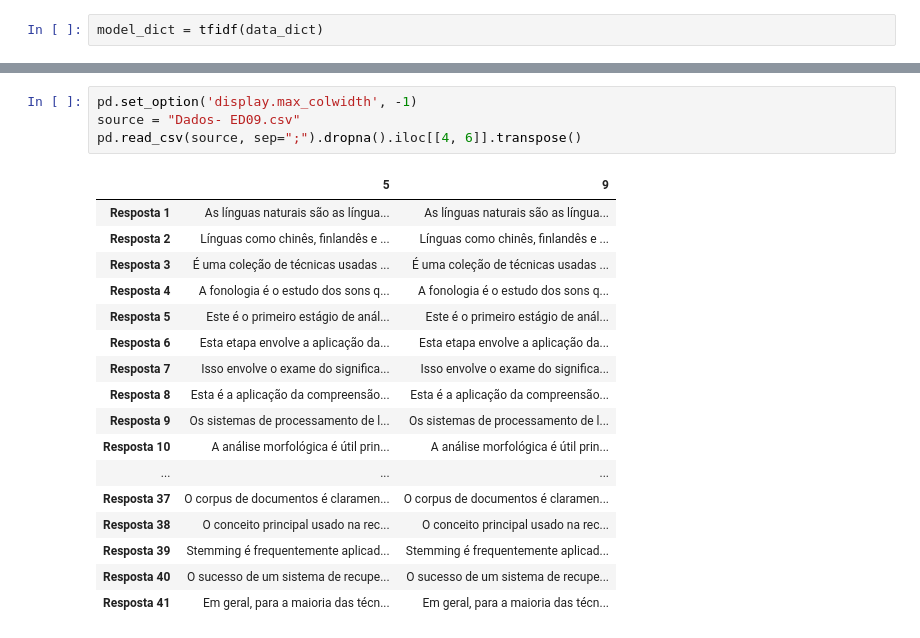
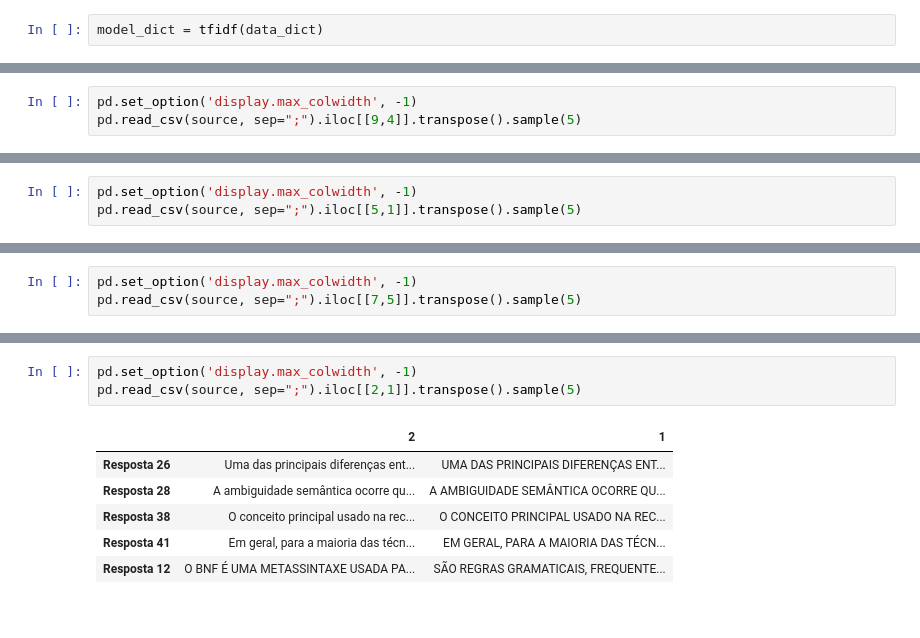
Before and after one commit to luanagbmartins/inteligencia-artificial, a Jupyter notebook: Módulo 6 - Processamento de Linguagem Natural/AP_06_ LuanaGuedes_RuanChaves_ThiagoMonteles.ipynb, the cells around one changed output, grey strips where cells are left out. Cells and saved outputs as stored; diff of their text form.

```diff
--- a/Módulo 6 - Processamento de Linguagem Natural/AP_06_ LuanaGuedes_RuanChaves_ThiagoMonteles.ipynb
+++ b/Módulo 6 - Processamento de Linguagem Natural/AP_06_ LuanaGuedes_RuanChaves_ThiagoMonteles.ipynb
@@ -235,0 +212,3 @@ get_graph(preprocess_dict=data_dict,
+# %%
+pd.set_option('display.max_colwidth', -1)
+pd.read_csv(source, sep=";").iloc[[9,4]].transpose().sample(5)
@@ -235,0 +222,3 @@ get_graph(preprocess_dict=data_dict,
+# %%
+pd.set_option('display.max_colwidth', -1)
+pd.read_csv(source, sep=";").iloc[[5,1]].transpose().sample(5)
@@ -288,0 +276,3 @@ get_graph(preprocess_dict=data_dict,
+# %%
+pd.set_option('display.max_colwidth', -1)
+pd.read_csv(source, sep=";").iloc[[7,5]].transpose().sample(5)
@@ -319,22 +296,10 @@ get_graph(preprocess_dict=data_dict,
 # %%
 pd.set_option('display.max_colwidth', -1)
-source = "Dados- ED09.csv"
-pd.read_csv(source, sep=";").dropna().iloc[[4, 6]].transpose()
+pd.read_csv(source, sep=";").iloc[[2,1]].transpose().sample(5)
 # %% [output]
-|  | 5 | 9 |
-| Resposta 1 | As línguas naturais são as língua... | As línguas naturais são as língua... |
-| Resposta 2 | Línguas como chinês, finlandês e ... | Línguas como chinês, finlandês e ... |
-| Resposta 3 | É uma coleção de técnicas usadas ... | É uma coleção de técnicas usadas ... |
-| Resposta 4 | A fonologia é o estudo dos sons q... | A fonologia é o estudo dos sons q... |
-| Resposta 5 | Este é o primeiro estágio de anál... | Este é o primeiro estágio de anál... |
-| Resposta 6 | Esta etapa envolve a aplicação da... | Esta etapa envolve a aplicação da... |
-| Resposta 7 | Isso envolve o exame do significa... | Isso envolve o exame do significa... |
-| Resposta 8 | Esta é a aplicação da compreensão... | Esta é a aplicação da compreensão... |
-| Resposta 9 | Os sistemas de processamento de l... | Os sistemas de processamento de l... |
-| Resposta 10 | A análise morfológica é útil prin... | A análise morfológica é útil prin... |
-| ... | ... | ... |
-| Resposta 37 | O corpus de documentos é claramen... | O corpus de documentos é claramen... |
-| Resposta 38 | O conceito principal usado na rec... | O conceito principal usado na rec... |
-| Resposta 39 | Stemming é frequentemente aplicad... | Stemming é frequentemente aplicad... |
-| Resposta 40 | O sucesso de um sistema de recupe... | O sucesso de um sistema de recupe... |
-| Resposta 41 | Em geral, para a maioria das técn... | Em geral, para a maioria das técn... |
+|  | 2 | 1 |
+| Resposta 26 | Uma das principais diferenças ent... | UMA DAS PRINCIPAIS DIFERENÇAS ENT... |
+| Resposta 28 | A ambiguidade semântica ocorre qu... | A AMBIGUIDADE SEMÂNTICA OCORRE QU... |
+| Resposta 38 | O conceito principal usado na rec... | O CONCEITO PRINCIPAL USADO NA REC... |
+| Resposta 41 | Em geral, para a maioria das técn... | EM GERAL, PARA A MAIORIA DAS TÉCN... |
+| Resposta 12 | O BNF É UMA METASSINTAXE USADA PA... | SÃO REGRAS GRAMATICAIS, FREQUENTE... |
```
Also changed, not shown: parts of 27 cells of this notebook.
